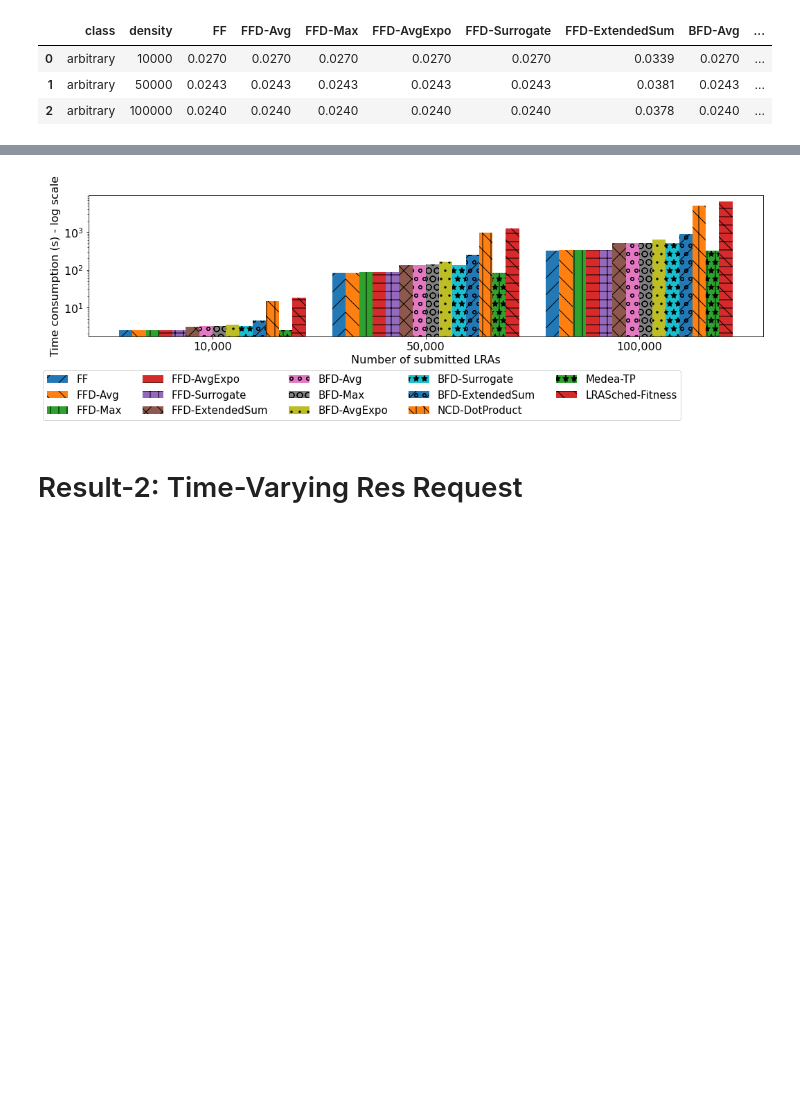
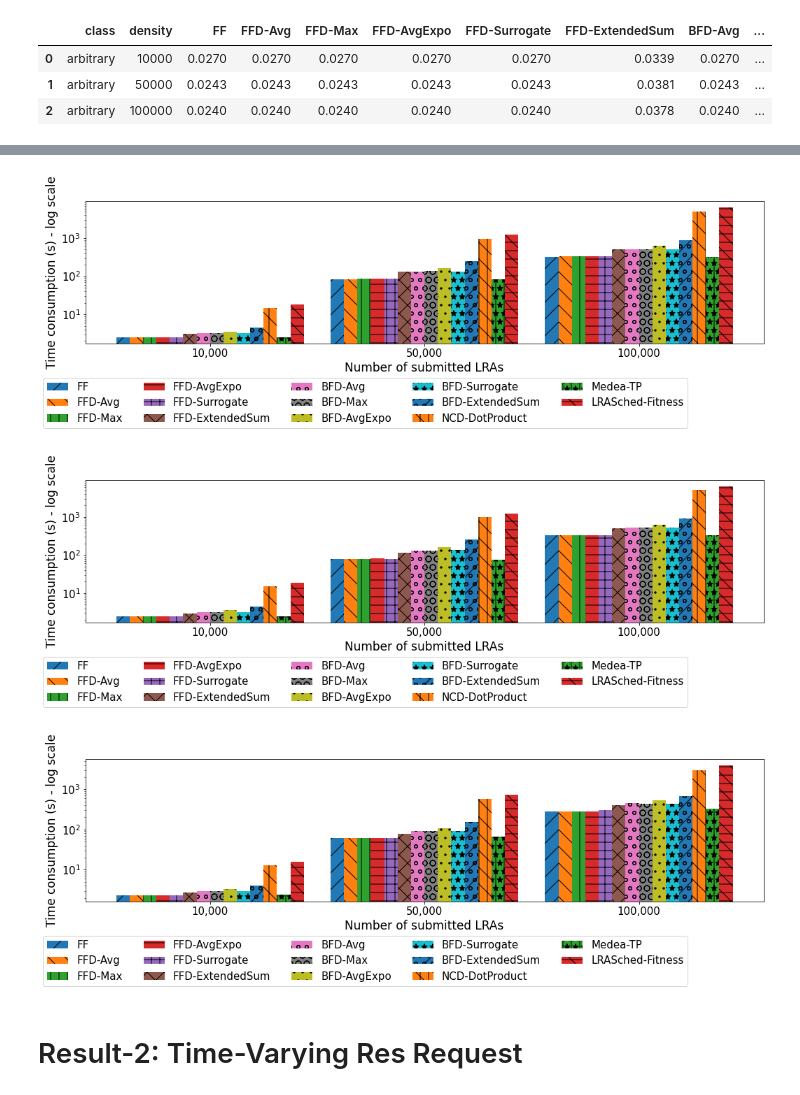
Before and after one commit to DSSGroup-Leeds/LRA-binpacking-expe, a Jupyter notebook: data/analysis_scripts/exp_result_analysis.ipynb, the cells around one changed output, grey strips where cells are left out. Saved outputs shown, nothing was run; the diff lists cells and outputs as text; code cells hidden in the pictures; blank space fills up the shorter version.

Commit message:
Update analysis notebook + include all plots

```diff
--- a/data/analysis_scripts/exp_result_analysis.ipynb
+++ b/data/analysis_scripts/exp_result_analysis.ipynb
@@ -141,9 +141,9 @@ twodim_eps[twodim_eps['class'] == 'arbitrary'].sort_values(by='density')
 | 1 | arbitrary | 5 | 0.1216 | 0.1216 | 0.1216 | 0.1216 | 0.1216 | 0.1552 | 0.1216 | ... |
 | 2 | arbitrary | 10 | 0.1206 | 0.1206 | 0.1206 | 0.1206 | 0.1206 | 0.1561 | 0.1206 | ... |
 # %%
-#for c in classes:
-c = "arbitrary"
-fig = plot_barchart(twodim_eps, c, df_2d_column_names, "Affinity density", 'Error to lower bound')
-filename = f"{proj_path}/plots/density2D_result_{c}.pdf"
-fig.savefig(filename)
+for c in classes:
+#c = "arbitrary"
+    fig = plot_barchart(twodim_eps, c, df_2d_column_names, "Affinity density", 'Error to lower bound')
+    filename = f"{proj_path}/plots/density2D_result_{c}.pdf"
+    fig.savefig(filename)
 # %% [output]
@@ -159,8 +175,8 @@ time_cols_without_nodecount.remove("NodeCount")
 # %%
-#for c in classes:
-c = "arbitrary"
-fig = plot_barchart(twodim_time, c, time_cols_without_nodecount, "Affinity density", 'Time consumption (s)')
+for c in classes:
+    #c = "arbitrary"
+    fig = plot_barchart(twodim_time, c, time_cols_without_nodecount, "Affinity density", 'Time consumption (s)')
 
-filename = f"{proj_path}/plots/density2D_time_{c}.pdf"
-fig.savefig(filename)
+    filename = f"{proj_path}/plots/density2D_time_{c}.pdf"
+    fig.savefig(filename)
 # %% [output]
@@ -181,10 +199,10 @@ twodim_eps_scale[twodim_eps['class'] == 'arbitrary'].sort_values(by='density')
 | 1 | arbitrary | 50000 | 0.0243 | 0.0243 | 0.0243 | 0.0243 | 0.0243 | 0.0381 | 0.0243 | ... |
 | 2 | arbitrary | 100000 | 0.0240 | 0.0240 | 0.0240 | 0.0240 | 0.0240 | 0.0378 | 0.0240 | ... |
 # %%
-#for c in classes:
-c = "arbitrary"
-fig = plot_barchart(twodim_eps_scale, c, df_2d_large_column_names, "Number of submitted LRAs",
-                    'Error to lower bound')
-filename = f"{proj_path}/plots/large2D_result_{c}.pdf"
-fig.savefig(filename)
+for c in classes:
+#c = "arbitrary"
+    fig = plot_barchart(twodim_eps_scale, c, df_2d_large_column_names, "Number of submitted LRAs",
+                        'Error to lower bound')
+    filename = f"{proj_path}/plots/large2D_result_{c}.pdf"
+    fig.savefig(filename)
 # %% [output]
@@ -192,14 +226,16 @@ fig.savefig(filename)
 # %%
-#for c in classes:
-c = "arbitrary"
+for c in classes:
+#c = "arbitrary"
 #fig = plot_scale_barchart(twodim_time_scale, c, df_2d_large_column_names, 'Time consumption (s)')
-fig = plot_barchart(twodim_time_scale, c, df_2d_large_column_names, "Number of submitted LRAs",
-                    'Time consumption (s) - log scale', True)
+    fig = plot_barchart(twodim_time_scale, c, df_2d_large_column_names, "Number of submitted LRAs",
+                        'Time consumption (s) - log scale', True)
 
-filename = f"{proj_path}/plots/large2D_time_{c}.pdf"
-fig.savefig(filename)
+    filename = f"{proj_path}/plots/large2D_time_{c}.pdf"
+    fig.savefig(filename)
 # %% [output]
-[figure, old version]
+[figure, new version]
+[figure, added]
+[figure, added]
 # %% [markdown]
 # Result-2: Time-Varying Res Request
 # %%
```
Also changed, not shown: parts of 25 cells of this notebook, 36 other files.
